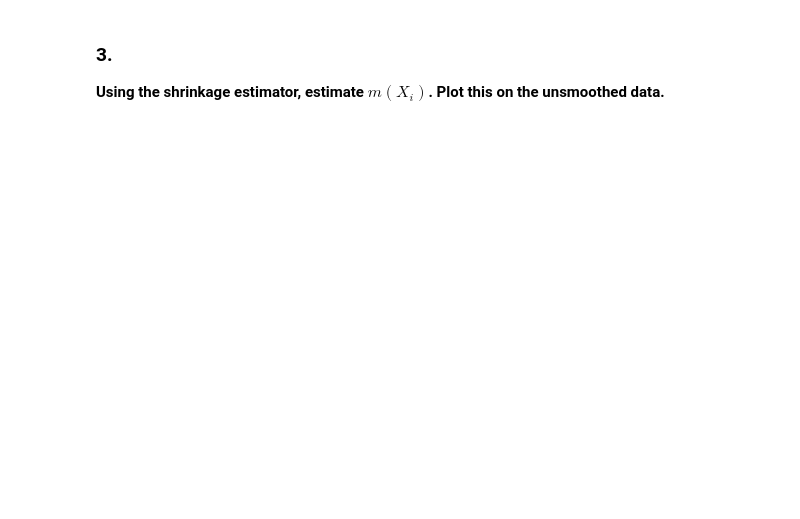
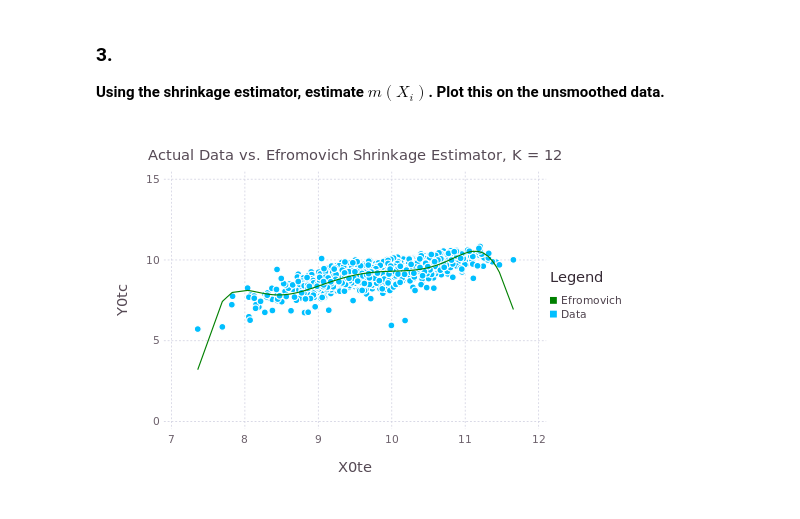
Before and after one commit to PrestonMui/240a-psets, a Jupyter notebook: mui_240a2_pset2_ipynb.ipynb, the cells around one changed output. Saved outputs shown, nothing was run; the diff lists cells and outputs as text; code cells hidden in the pictures; blank space fills up the shorter version.

Commit message:
Efromovich estimator in question 2

```diff
--- a/mui_240a2_pset2_ipynb.ipynb
+++ b/mui_240a2_pset2_ipynb.ipynb
@@ -50,3 +55,27 @@ plot(layer(x=X[:,2], y=m, Geom.line,Theme(default_color=colorant"green")),
 ### 3.
 
 **Using the shrinkage estimator, estimate $m(X_i)$. Plot this on the unsmoothed data.**
+# %%
+# MLE of Variance
+sigma2 = sum((Y - m).^2) / (length(Y)- K)
+
+#Shrinkage Coefficients
+function efromovich(Z::Array{Float64,1},var::Float64,K::Int64,N::Int64)
+    shrinkage = zeros(K)
+    for k = 1:K
+        shrinkage[k] = max(1 - (var/N)/Z[k],0)
+    end
+    return shrinkage
+end
+
+C = efromovich(theta,sigma2,K,length(Y))
+
+muse = W*(C.*theta)
+plot(layer(x=X[:,2], y=muse, Geom.line,Theme(default_color=colorant"green")),
+        layer(x=X[:,2], y=Y, Geom.point),
+        Guide.XLabel("X0te"),
+        Guide.YLabel("Y0tc"),
+    Guide.Title("Actual Data vs. Efromovich Shrinkage Estimator, K = $K"),
+    Guide.manual_color_key("Legend",["Efromovich","Data"],["green","deepskyblue"]))
+# %% [output]
+[figure, added]
```
Also changed, not shown: parts of 2 cells of this notebook, 2 other files.
